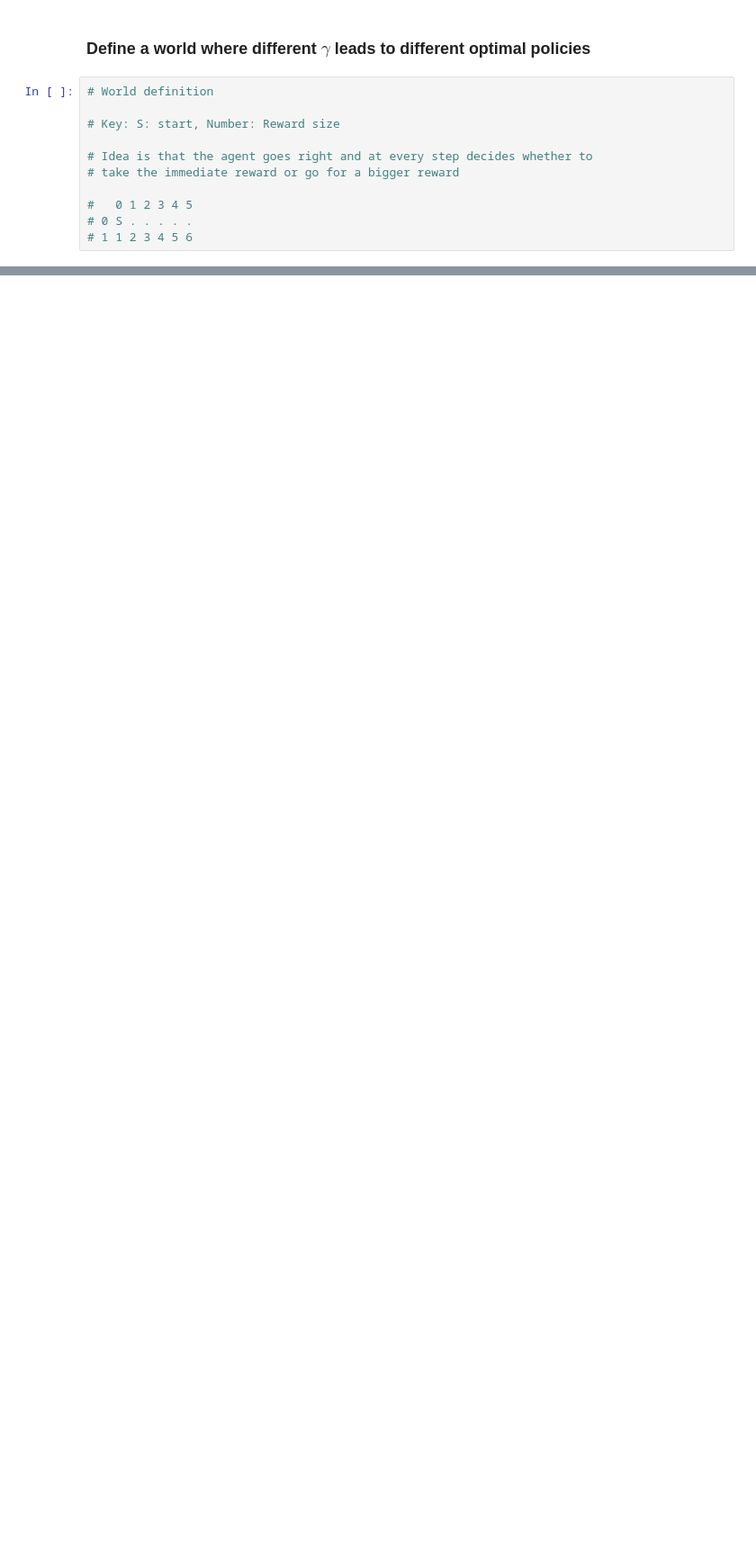
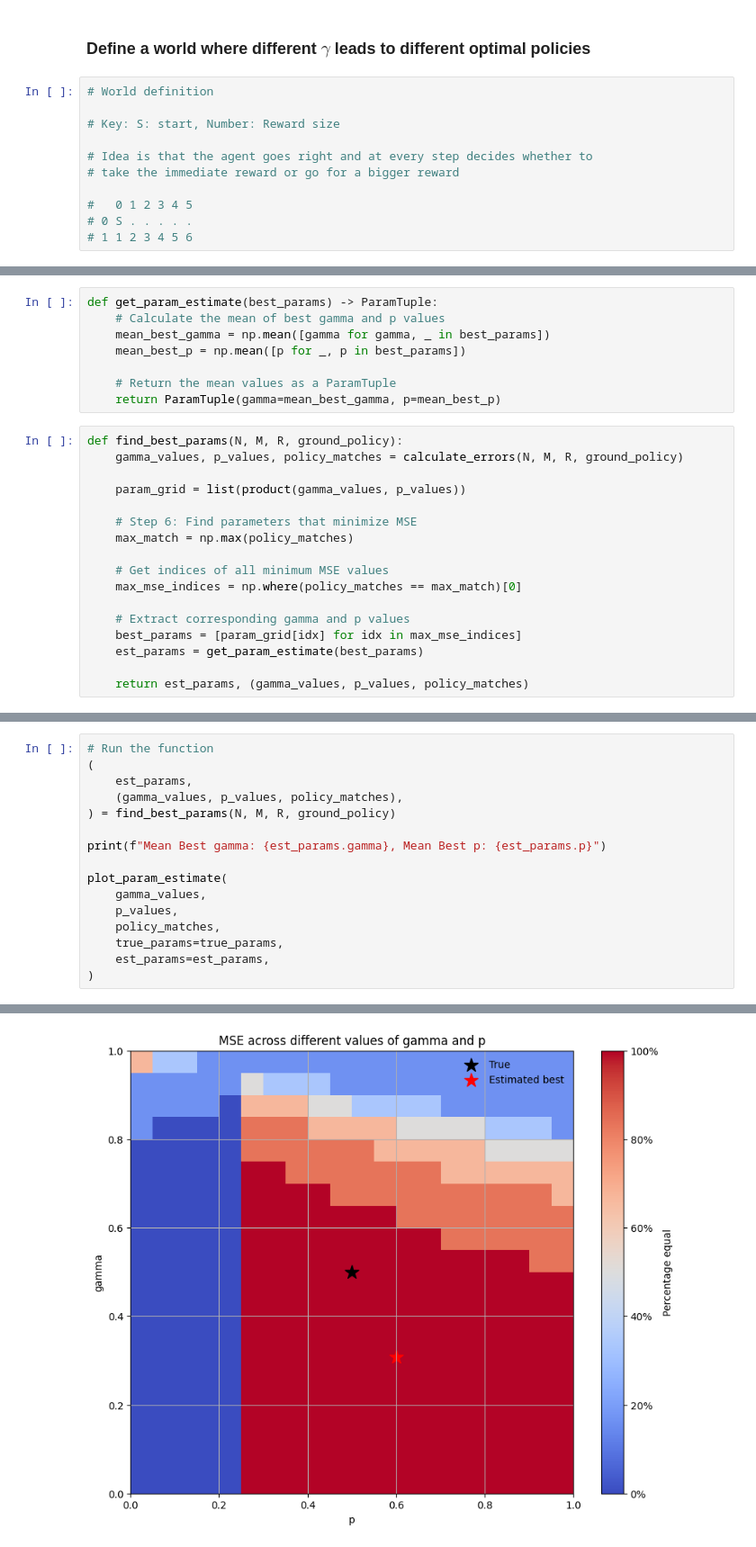
Before and after one commit to ankile/dtak-mhealth-rl, a Jupyter notebook: src/notebooks/03_la_value_iteration.ipynb, the cells around one changed output, grey strips where cells are left out. Shown at 90% size. Drawn from its saved outputs; the diff is of its cells as text; blank space fills up the shorter version.

```diff
--- a/src/notebooks/03_la_value_iteration.ipynb
+++ b/src/notebooks/03_la_value_iteration.ipynb
@@ -301,0 +290,25 @@ plt.show()
+# %%
+def get_param_estimate(best_params) -> ParamTuple:
+    # Calculate the mean of best gamma and p values
+    mean_best_gamma = np.mean([gamma for gamma, _ in best_params])
+    mean_best_p = np.mean([p for _, p in best_params])
+
+    # Return the mean values as a ParamTuple
+    return ParamTuple(gamma=mean_best_gamma, p=mean_best_p)
+# %%
+def find_best_params(N, M, R, ground_policy):
+    gamma_values, p_values, policy_matches = calculate_errors(N, M, R, ground_policy)
+
+    param_grid = list(product(gamma_values, p_values))
+
+    # Step 6: Find parameters that minimize MSE
+    max_match = np.max(policy_matches)
+
+    # Get indices of all minimum MSE values
+    max_mse_indices = np.where(policy_matches == max_match)[0]
+
+    # Extract corresponding gamma and p values
+    best_params = [param_grid[idx] for idx in max_mse_indices]
+    est_params = get_param_estimate(best_params)
+
+    return est_params, (gamma_values, p_values, policy_matches)
@@ -301,0 +358,17 @@ plt.show()
+# %%
+# Run the function
+(
+    est_params,
+    (gamma_values, p_values, policy_matches),
+) = find_best_params(N, M, R, ground_policy)
+
+print(f"Mean Best gamma: {est_params.gamma}, Mean Best p: {est_params.p}")
+
+plot_param_estimate(
+    gamma_values,
+    p_values,
+    policy_matches,
+    true_params=true_params,
+    est_params=est_params,
+)
+# %% [output]
@@ -301,0 +376 @@ plt.show()
+[figure, added]
```
Also changed, not shown: parts of 33 cells of this notebook, 3 other files.
